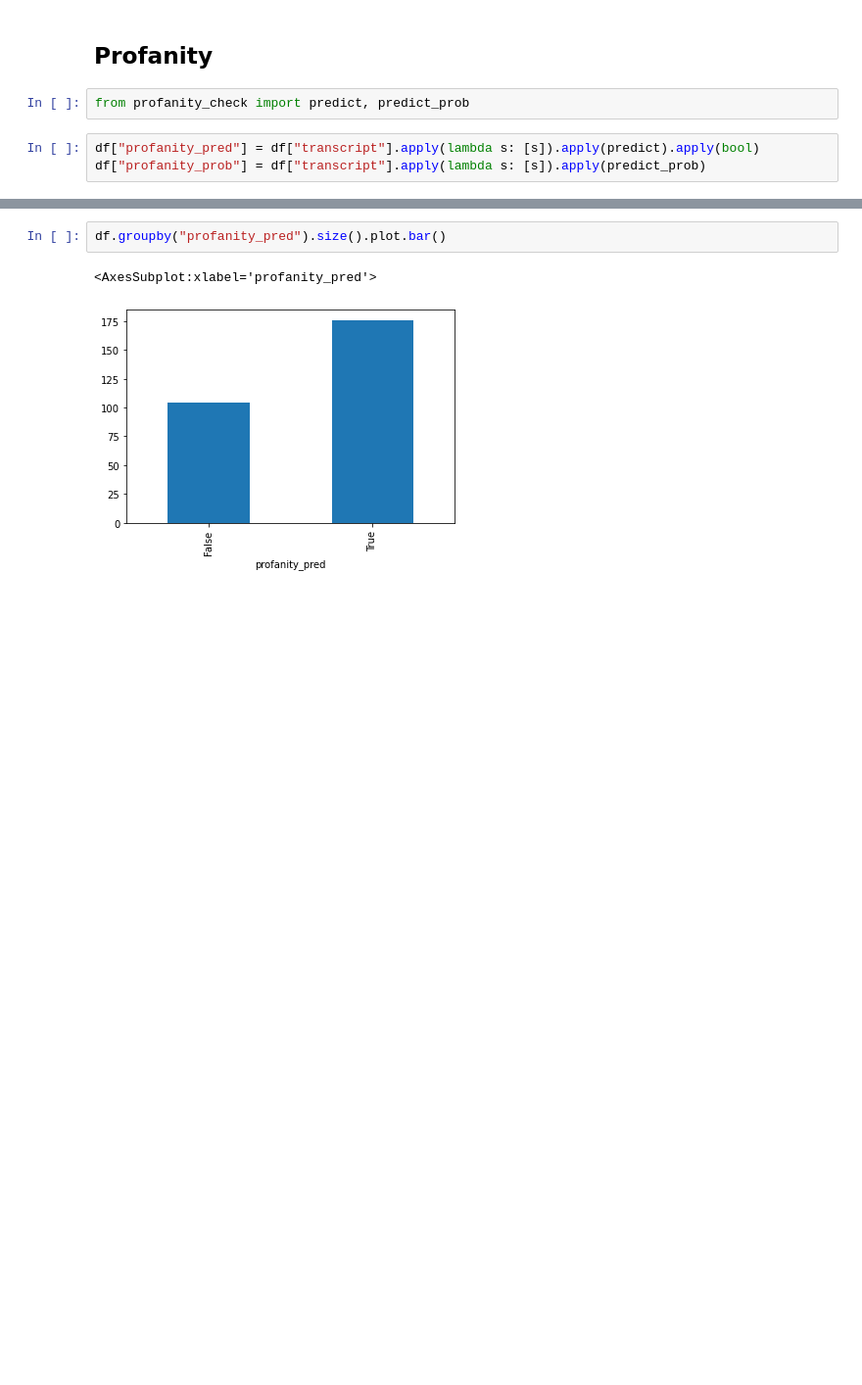
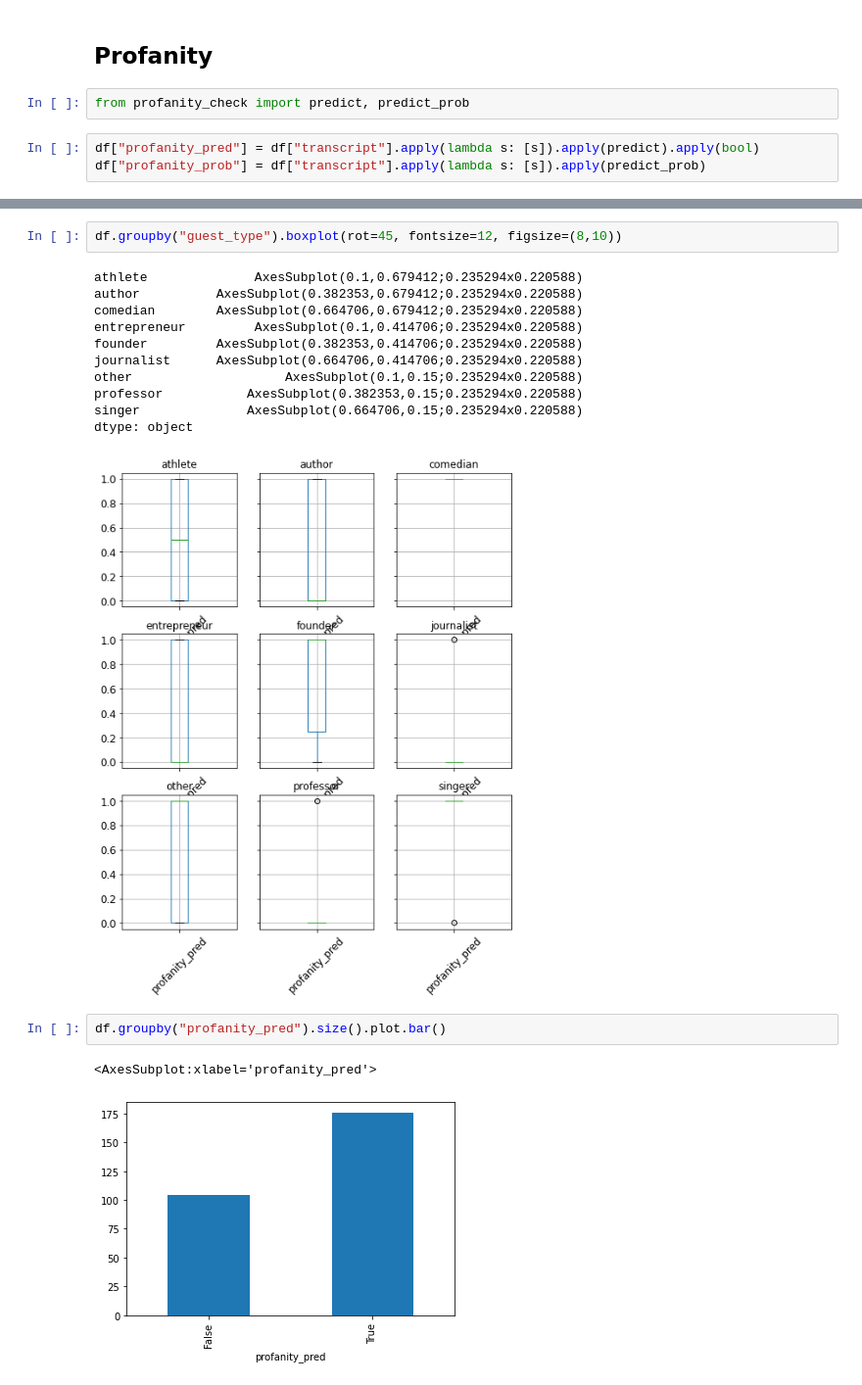
Before and after one commit to BryceHamilton/jre, a Jupyter notebook: analysis.ipynb, the cells around one changed output, grey strips where cells are left out. Shown: that part at 98% size. Saved outputs shown, nothing was run; the diff lists cells and outputs as text; blank space fills up the shorter version.

```diff
--- a/analysis.ipynb
+++ b/analysis.ipynb
@@ -156,3 +206,17 @@ df[["guest","profanity_prob", "profanity_pred"]].sort_values("profanity_prob")
+# %%
+df.groupby("guest_type").boxplot(rot=45, fontsize=12, figsize=(8,10))
+# %% [output]
+athlete              AxesSubplot(0.1,0.679412;0.235294x0.220588)
+author          AxesSubplot(0.382353,0.679412;0.235294x0.220588)
+comedian        AxesSubplot(0.664706,0.679412;0.235294x0.220588)
+entrepreneur         AxesSubplot(0.1,0.414706;0.235294x0.220588)
+founder         AxesSubplot(0.382353,0.414706;0.235294x0.220588)
+journalist      AxesSubplot(0.664706,0.414706;0.235294x0.220588)
+other                    AxesSubplot(0.1,0.15;0.235294x0.220588)
+professor           AxesSubplot(0.382353,0.15;0.235294x0.220588)
+singer              AxesSubplot(0.664706,0.15;0.235294x0.220588)
+dtype: object
+[figure, added]
 # %%
 df.groupby("profanity_pred").size().plot.bar()
 # %% [output]
```
Also changed, not shown: parts of 16 cells of this notebook.
